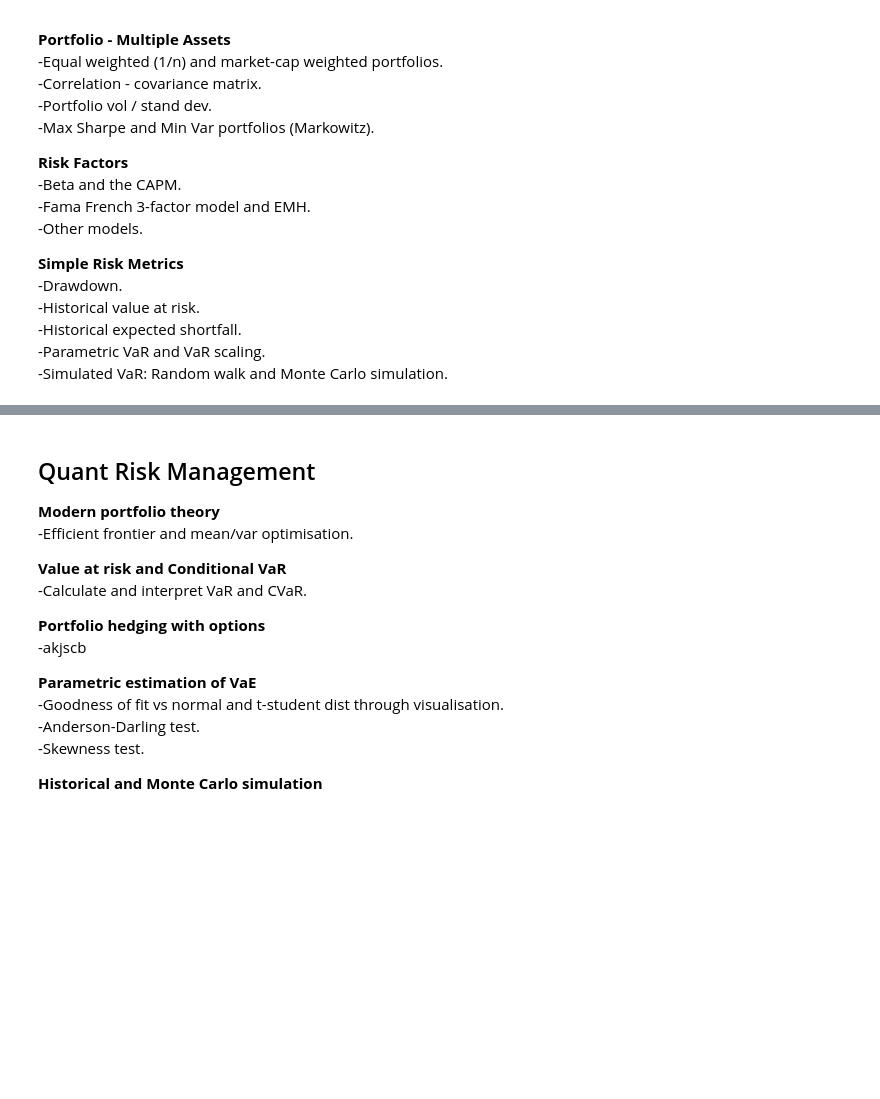
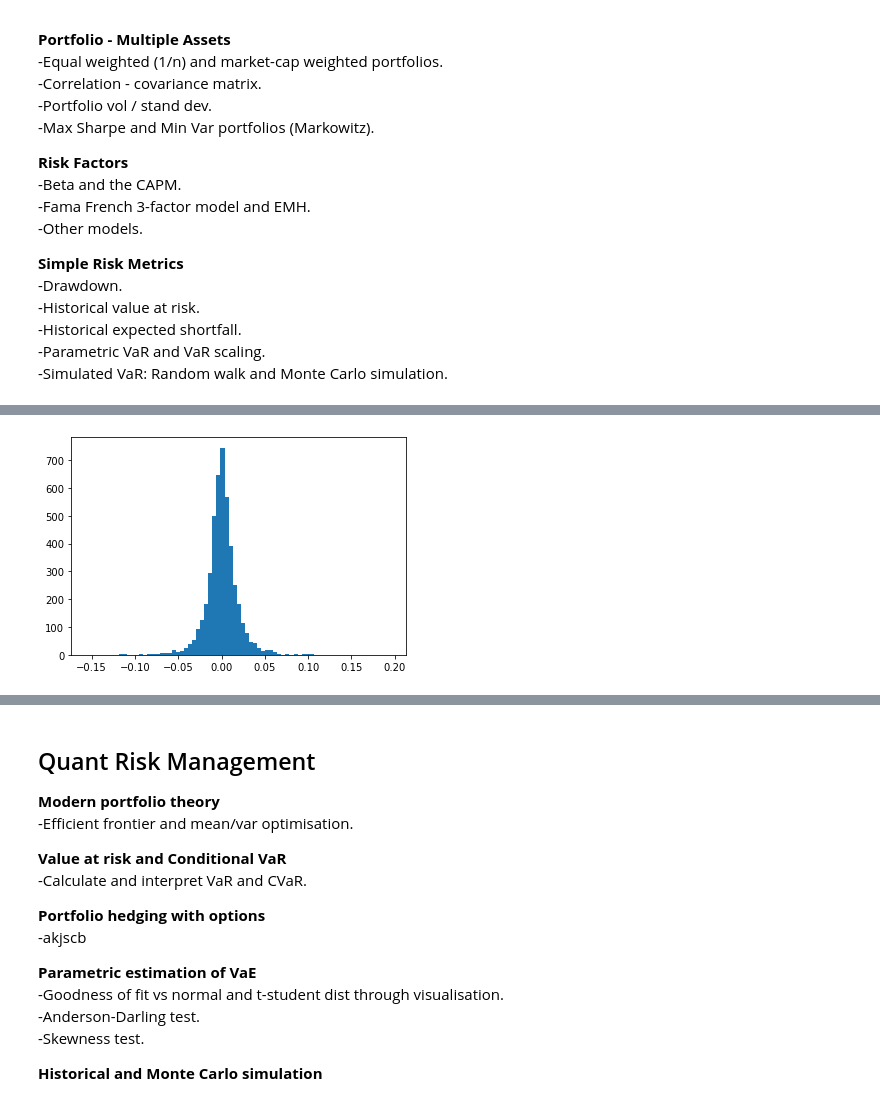
Before and after one commit to bearloop/learning-resources, a Jupyter notebook: 3_quant_risk_management.ipynb, the cells around one changed output, grey strips where cells are left out. Cells and saved outputs as stored; diff of their text form; code cells hidden in the pictures; blank space fills up the shorter version.

```diff
--- a/3_quant_risk_management.ipynb
+++ b/3_quant_risk_management.ipynb
@@ -24,0 +32,3 @@
+# %%
+msft_prices = pd.read_csv('./assets/qrm_MSFTPrices.csv',index_col='Date')
+msft_prices.head()
@@ -24,0 +43,6 @@
+# %%
+returns_plot = pd.DataFrame(msft_prices['Adjusted'].pct_change())
+plt.hist(returns_plot, bins=75)
+plt.show()
+# %% [output]
+[figure, added]
```
Also changed, not shown: parts of 24 cells of this notebook, 5 other files.
